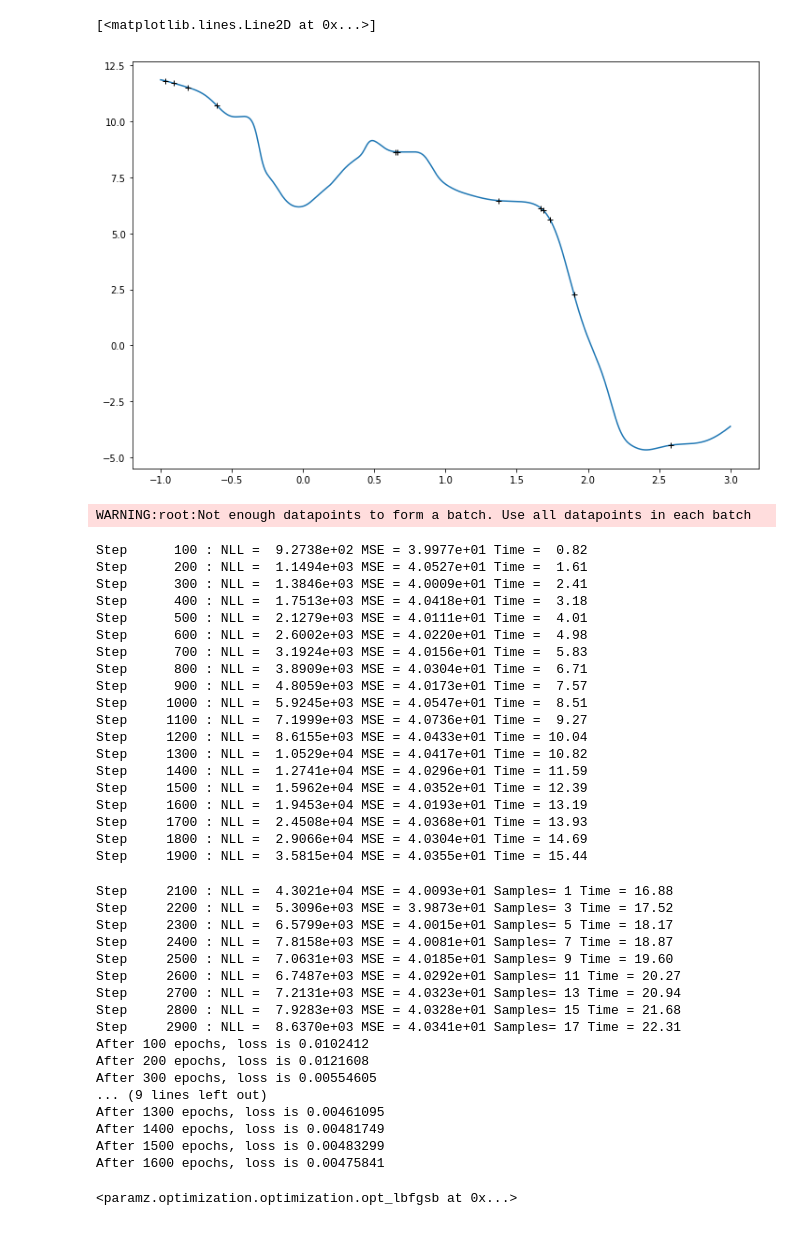
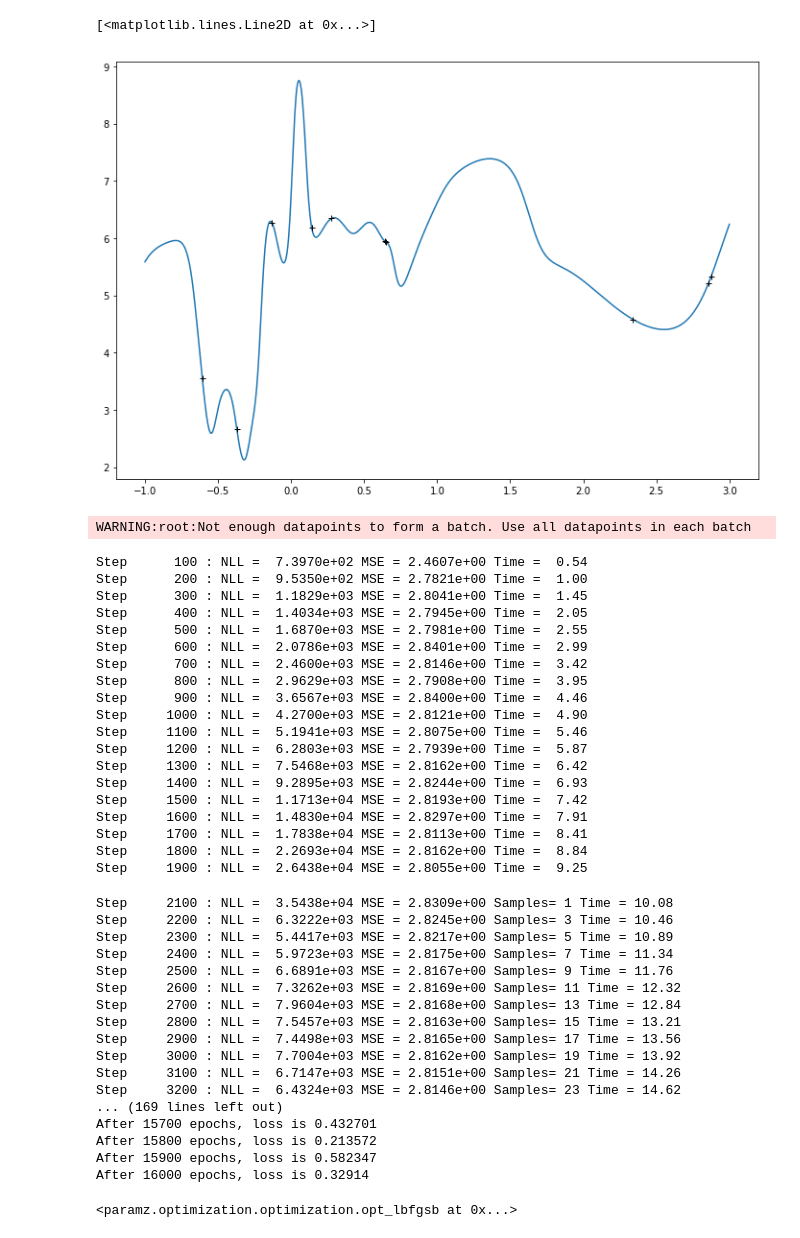
Before and after one commit to Alaya-in-Matrix/BNN, a Jupyter notebook: test_nn.ipynb, the cells around one changed output. Cells and saved outputs as stored; diff of their text form; code cells hidden in the pictures.

```diff
--- a/test_nn.ipynb
+++ b/test_nn.ipynb
@@ -13,17 +14,17 @@ plt.rcParams['figure.figsize'] = (12.0, 8)
 # %%
 bench = RandomNN(1,3,50,nn.Tanh())
 bench.rand_normal_weight(1)
 num_plot  = 1000
-num_train = 12
+num_train = 10
 x = torch.linspace(-1,3,num_plot)[:,None]
 y = bench(x)
 train_id = np.random.permutation(num_plot)[:num_train]
 train_x = x[train_id]
 train_y = y[train_id]
 plt.plot(x.numpy(), y.detach().numpy())
 plt.plot(train_x.numpy(), train_y.detach().numpy(),'k+')
 # %% [output]
 [<matplotlib.lines.Line2D at 0x...>]
-[figure, old version]
+[figure, new version]
 # %%
 conf = dict()
@@ -46,46 +48,46 @@ kern = GPy.kern.RBF(input_dim = 1)
 gp = GPy.models.GPRegression(X=train_x.numpy(), Y= train_y.detach().numpy(), kernel=kern)
 gp.likelihood.variance = 1e-2
 # %%
-hmc_model.train(train_x.numpy(), train_y.detach().numpy(), num_steps=3000, num_burn_in_steps=2000, keep_every=50, lr=1e-2, verbose=True)
+hmc_model.train(train_x, train_y)
 model.train(train_x, train_y)
 gp.optimize()
 # %% [output]
 WARNING:root:Not enough datapoints to form a batch. Use all datapoints in each batch
-Step      100 : NLL =  9.2738e+02 MSE = 3.9977e+01 Time =  0.82
-Step      200 : NLL =  1.1494e+03 MSE = 4.0527e+01 Time =  1.61
-Step      300 : NLL =  1.3846e+03 MSE = 4.0009e+01 Time =  2.41
-Step      400 : NLL =  1.7513e+03 MSE = 4.0418e+01 Time =  3.18
-Step      500 : NLL =  2.1279e+03 MSE = 4.0111e+01 Time =  4.01
-Step      600 : NLL =  2.6002e+03 MSE = 4.0220e+01 Time =  4.98
-Step      700 : NLL =  3.1924e+03 MSE = 4.0156e+01 Time =  5.83
-Step      800 : NLL =  3.8909e+03 MSE = 4.0304e+01 Time =  6.71
-Step      900 : NLL =  4.8059e+03 MSE = 4.0173e+01 Time =  7.57
-Step     1000 : NLL =  5.9245e+03 MSE = 4.0547e+01 Time =  8.51
-Step     1100 : NLL =  7.1999e+03 MSE = 4.0736e+01 Time =  9.27
-Step     1200 : NLL =  8.6155e+03 MSE = 4.0433e+01 Time = 10.04
-Step     1300 : NLL =  1.0529e+04 MSE = 4.0417e+01 Time = 10.82
-Step     1400 : NLL =  1.2741e+04 MSE = 4.0296e+01 Time = 11.59
-Step     1500 : NLL =  1.5962e+04 MSE = 4.0352e+01 Time = 12.39
-Step     1600 : NLL =  1.9453e+04 MSE = 4.0193e+01 Time = 13.19
-Step     1700 : NLL =  2.4508e+04 MSE = 4.0368e+01 Time = 13.93
-Step     1800 : NLL =  2.9066e+04 MSE = 4.0304e+01 Time = 14.69
-Step     1900 : NLL =  3.5815e+04 MSE = 4.0355e+01 Time = 15.44
+Step      100 : NLL =  7.3970e+02 MSE = 2.4607e+00 Time =  0.54
+Step      200 : NLL =  9.5350e+02 MSE = 2.7821e+00 Time =  1.00
+Step      300 : NLL =  1.1829e+03 MSE = 2.8041e+00 Time =  1.45
+Step      400 : NLL =  1.4034e+03 MSE = 2.7945e+00 Time =  2.05
+Step      500 : NLL =  1.6870e+03 MSE = 2.7981e+00 Time =  2.55
+Step      600 : NLL =  2.0786e+03 MSE = 2.8401e+00 Time =  2.99
+Step      700 : NLL =  2.4600e+03 MSE = 2.8146e+00 Time =  3.42
+Step      800 : NLL =  2.9629e+03 MSE = 2.7908e+00 Time =  3.95
+Step      900 : NLL =  3.6567e+03 MSE = 2.8400e+00 Time =  4.46
+Step     1000 : NLL =  4.2700e+03 MSE = 2.8121e+00 Time =  4.90
+Step     1100 : NLL =  5.1941e+03 MSE = 2.8075e+00 Time =  5.46
+Step     1200 : NLL =  6.2803e+03 MSE = 2.7939e+00 Time =  5.87
+Step     1300 : NLL =  7.5468e+03 MSE = 2.8162e+00 Time =  6.42
+Step     1400 : NLL =  9.2895e+03 MSE = 2.8244e+00 Time =  6.93
+Step     1500 : NLL =  1.1713e+04 MSE = 2.8193e+00 Time =  7.42
+Step     1600 : NLL =  1.4830e+04 MSE = 2.8297e+00 Time =  7.91
+Step     1700 : NLL =  1.7838e+04 MSE = 2.8113e+00 Time =  8.41
+Step     1800 : NLL =  2.2693e+04 MSE = 2.8162e+00 Time =  8.84
+Step     1900 : NLL =  2.6438e+04 MSE = 2.8055e+00 Time =  9.25
-Step     2100 : NLL =  4.3021e+04 MSE = 4.0093e+01 Samples= 1 Time = 16.88
-Step     2200 : NLL =  5.3096e+03 MSE = 3.9873e+01 Samples= 3 Time = 17.52
-Step     2300 : NLL =  6.5799e+03 MSE = 4.0015e+01 Samples= 5 Time = 18.17
-Step     2400 : NLL =  7.8158e+03 MSE = 4.0081e+01 Samples= 7 Time = 18.87
-Step     2500 : NLL =  7.0631e+03 MSE = 4.0185e+01 Samples= 9 Time = 19.60
-Step     2600 : NLL =  6.7487e+03 MSE = 4.0292e+01 Samples= 11 Time = 20.27
-Step     2700 : NLL =  7.2131e+03 MSE = 4.0323e+01 Samples= 13 Time = 20.94
-Step     2800 : NLL =  7.9283e+03 MSE = 4.0328e+01 Samples= 15 Time = 21.68
-Step     2900 : NLL =  8.6370e+03 MSE = 4.0341e+01 Samples= 17 Time = 22.31
-After 100 epochs, loss is 0.0102412
-After 200 epochs, loss is 0.0121608
-After 300 epochs, loss is 0.00554605
-... (9 lines left out)
-After 1300 epochs, loss is 0.00461095
-After 1400 epochs, loss is 0.00481749
-After 1500 epochs, loss is 0.00483299
-After 1600 epochs, loss is 0.00475841
+Step     2100 : NLL =  3.5438e+04 MSE = 2.8309e+00 Samples= 1 Time = 10.08
+Step     2200 : NLL =  6.3222e+03 MSE = 2.8245e+00 Samples= 3 Time = 10.46
+Step     2300 : NLL =  5.4417e+03 MSE = 2.8217e+00 Samples= 5 Time = 10.89
+Step     2400 : NLL =  5.9723e+03 MSE = 2.8175e+00 Samples= 7 Time = 11.34
+Step     2500 : NLL =  6.6891e+03 MSE = 2.8167e+00 Samples= 9 Time = 11.76
+Step     2600 : NLL =  7.3262e+03 MSE = 2.8169e+00 Samples= 11 Time = 12.32
+Step     2700 : NLL =  7.9604e+03 MSE = 2.8168e+00 Samples= 13 Time = 12.84
+Step     2800 : NLL =  7.5457e+03 MSE = 2.8163e+00 Samples= 15 Time = 13.21
+Step     2900 : NLL =  7.4498e+03 MSE = 2.8165e+00 Samples= 17 Time = 13.56
+Step     3000 : NLL =  7.7004e+03 MSE = 2.8162e+00 Samples= 19 Time = 13.92
+Step     3100 : NLL =  6.7147e+03 MSE = 2.8151e+00 Samples= 21 Time = 14.26
+Step     3200 : NLL =  6.4324e+03 MSE = 2.8146e+00 Samples= 23 Time = 14.62
+... (169 lines left out)
+After 15700 epochs, loss is 0.432701
+After 15800 epochs, loss is 0.213572
+After 15900 epochs, loss is 0.582347
+After 16000 epochs, loss is 0.32914
 <paramz.optimization.optimization.opt_lbfgsb at 0x...>
 # %%
```
Also changed, not shown: parts of 6 cells of this notebook, 4 other files.
